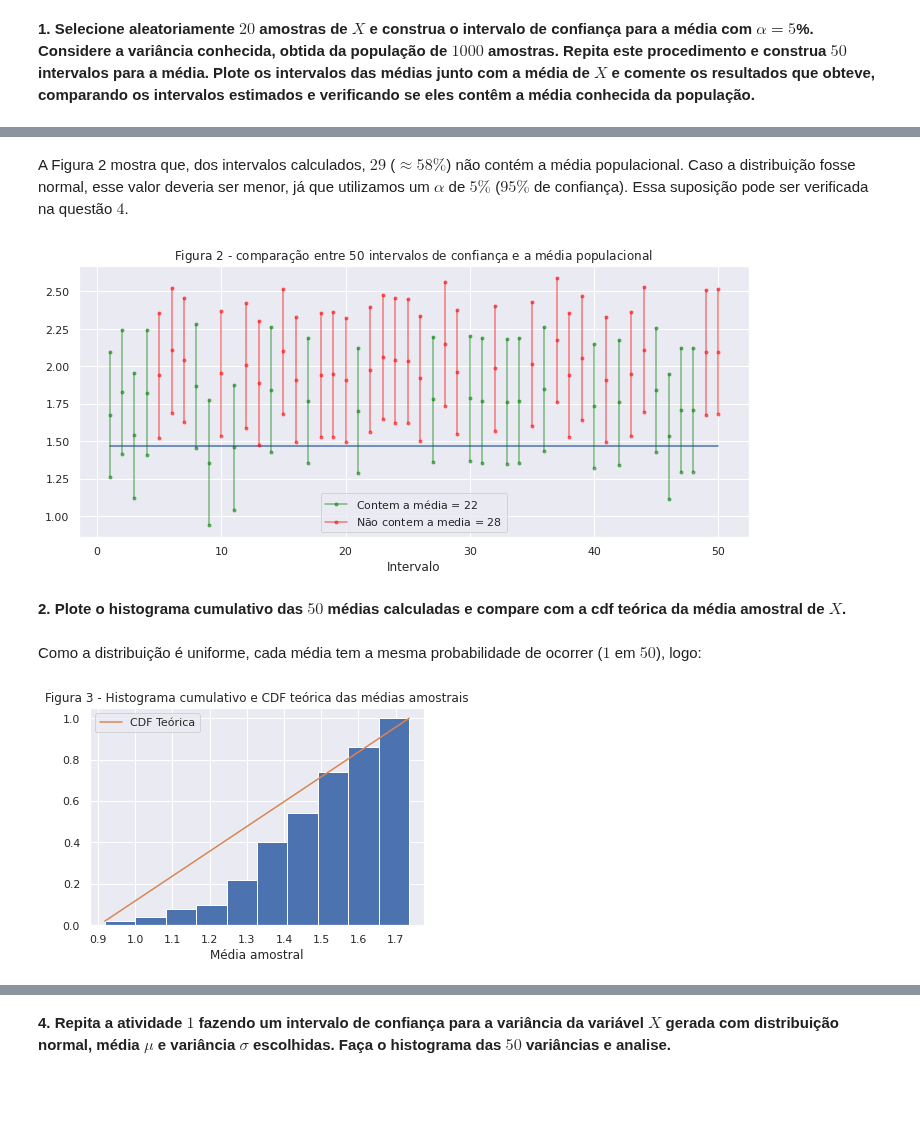
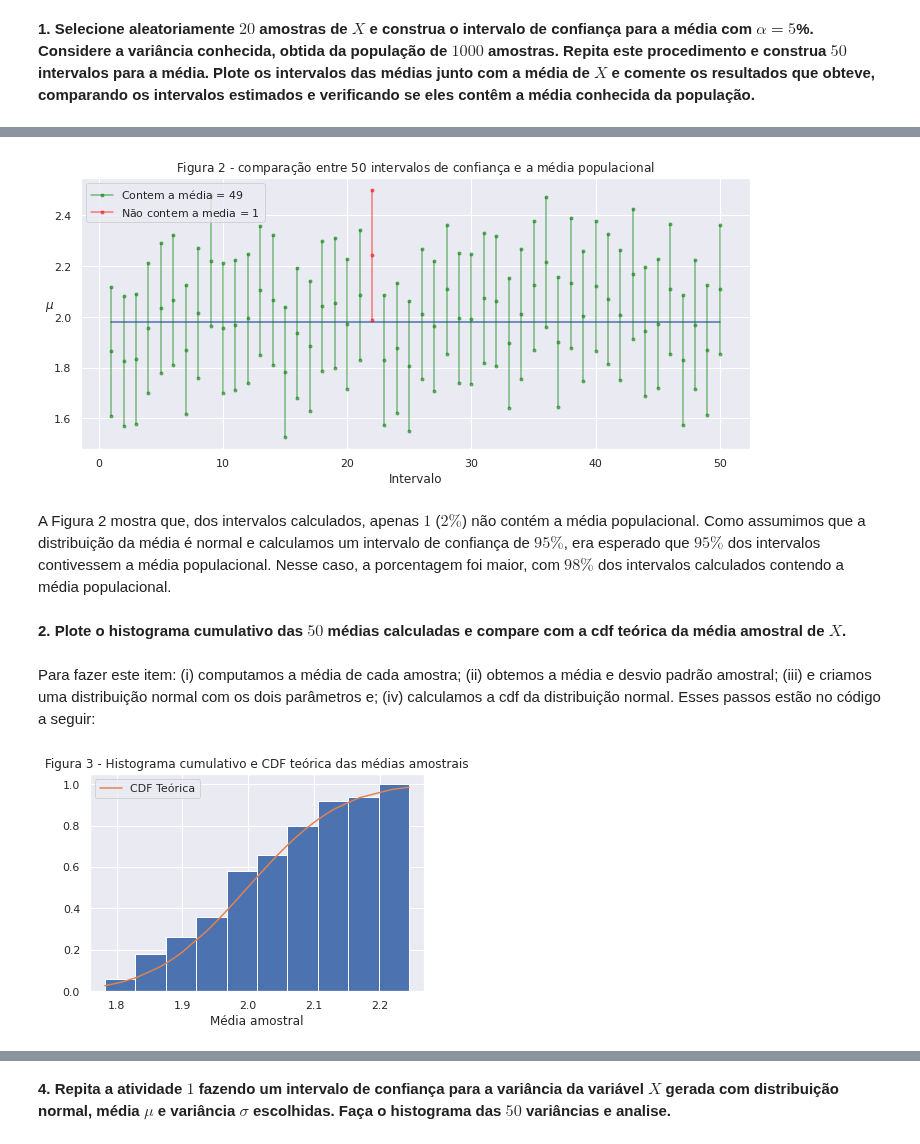
Before and after one commit to ifribeiro/TEI-EstApl, a Jupyter notebook: EPC6.ipynb, the cells around one changed output, grey strips where cells are left out. Drawn from its saved outputs; the diff is of its cells as text; code cells hidden in the pictures; blank space fills up the shorter version.

```diff
--- a/EPC6.ipynb
+++ b/EPC6.ipynb
@@ -20,8 +22,7 @@ sns.set_theme()
 np.random.seed(42)
 # %%
 # geração da variavel aleatoria
-a = 0.0
-b = 3.0
+a, b = [1.0, 3.0]
 X1 = np.random.uniform(low=a, high=b, size=1000)
 # %% [markdown]
 **1. Selecione aleatoriamente $20$ amostras de $X$ e construa o intervalo de confiança para a média com $\alpha=5$%. Considere a variância conhecida, obtida da população de $1000$ amostras. Repita este procedimento e construa $50$ intervalos para a média. Plote os intervalos das médias junto com a média de $X$ e comente os resultados que obteve, comparando os intervalos estimados e verificando se eles contêm a média conhecida da população.**
@@ -59,14 +87,13 @@ for i in range(n):
-# %% [markdown]
-A Figura 2 mostra que, dos intervalos calculados, $29$ ($\approx 58\%$) não contém a média populacional. Caso a distribuição fosse normal, esse valor deveria ser menor, já que utilizamos um $\alpha$ de $5\%$ ($95\%$ de confiança). Essa suposição pode ser verificada na questão $4$.
 # %%
 fig, ax = plt.subplots(figsize=(12,5))
+muPop = X1.mean()
 y = [muPop for _ in range(n)]
 intervalos = np.arange(1,51)
 ax.plot(intervalos, y)
 cnts=0
 for i in intervalos:
     ypoints = [n_intervalos_1[i-1][0], np.mean(n_intervalos_1[i-1]), n_intervalos_1[i-1][1]]
-    if (muPop>=ypoints[0] and muPop<=ypoints[-1]):
+    if (muPop>=ypoints[0] and muPop <=ypoints[-1]):
         linha_com_media, = ax.plot([i,i,i], ypoints, marker='.', c='green', alpha=0.5,)
         cnts+=1
     else:
@@ -74,8 +101,11 @@ for i in intervalos:
 ax.set_title("Figura {} - comparação entre $50$ intervalos de confiança e a média populacional".format(2))
 labels = ["Contem a média = ${}$".format(cnts), "Não contem a media = ${}$".format(n-cnts)]
 ax.legend([linha_com_media, linha_sem_media], labels)
-ax.set_xlabel("Intervalo");
+ax.set_xlabel("Intervalo")
+ax.set_ylabel("$\mu$",rotation=0);
 # %% [output]
-[figure, old version]
+[figure, new version]
+# %% [markdown]
+A Figura 2 mostra que, dos intervalos calculados, apenas $1$ ($2\%$) não contém a média populacional. Como assumimos que a distribuição da média é normal e calculamos um intervalo de confiança de $95\%$, era esperado que $95\%$ dos intervalos contivessem a média populacional. Nesse caso, a porcentagem foi maior, com $98\%$ dos intervalos calculados contendo a média populacional.
 # %% [markdown]
 **2. Plote o histograma cumulativo das $50$ médias calculadas e compare com a cdf teórica da média amostral de $X$.**
@@ -85,2 +111,0 @@ medias = [xi.mean() for xi in amostras_X1]
-# %% [markdown]
-Como a distribuição é uniforme, cada média tem a mesma probabilidade de ocorrer ($1$ em $50$), logo:
@@ -89,14 +112,21 @@ pmedia = 1/50
+# %% [markdown]
+Para fazer este item: (i) computamos a média de cada amostra; (ii) obtemos a média e desvio padrão amostral; (iii) e criamos uma distribuição normal com os dois parâmetros e; (iv) calculamos a cdf da distribuição normal. Esses passos estão no código a seguir:
 # %%
+# (i)
+medias = [xi.mean() for xi in amostras_X1]
+# (ii)
+mu, sigma = [np.mean(medias), np.std(medias)]
+# (iii)
+norm_medias = np.random.normal(loc=mu, scale=sigma, size=50)
+# (iv)
+cdf_teorica = [norm.cdf(xi, loc=mu, scale=sigma) for xi in sorted(medias)]
 fig, ax = plt.subplots()
-x = np.linspace(np.min(medias), np.max(medias), num=50)
-probs = [pmedia for _ in range(50)]
-cdf = np.cumsum(probs)
 ax.hist(medias,cumulative=True, density=True)
-ax.plot(x, cdf, label="CDF Teórica")
+ax.plot(sorted(medias), cdf_teorica, label="CDF Teórica")
 ax.set_xlabel("Média amostral")
 ax.set_title("Figura {} - Histograma cumulativo e CDF teórica das médias amostrais".format(3))
 ax.legend();
 # %% [output]
-[figure, old version]
+[figure, new version]
 # %% [markdown]
 **3. Repita a atividade $1$ considerando a variância desconhecida e compare os intervalos**
```
Also changed, not shown: parts of 50 cells of this notebook, 6 other files.
